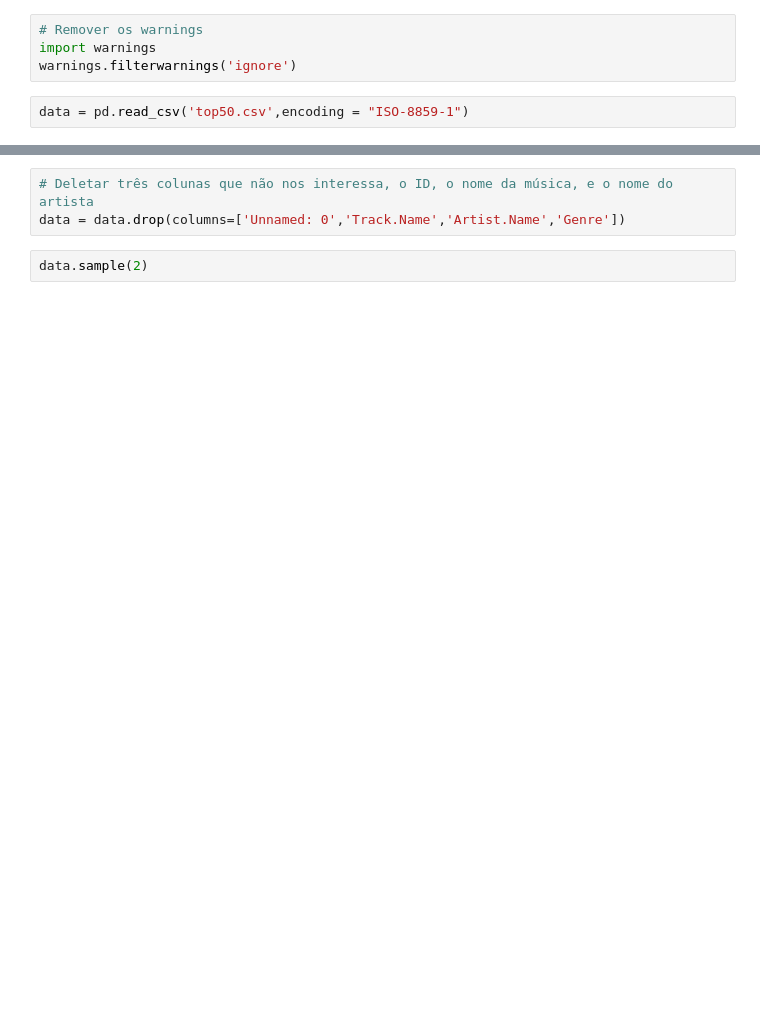
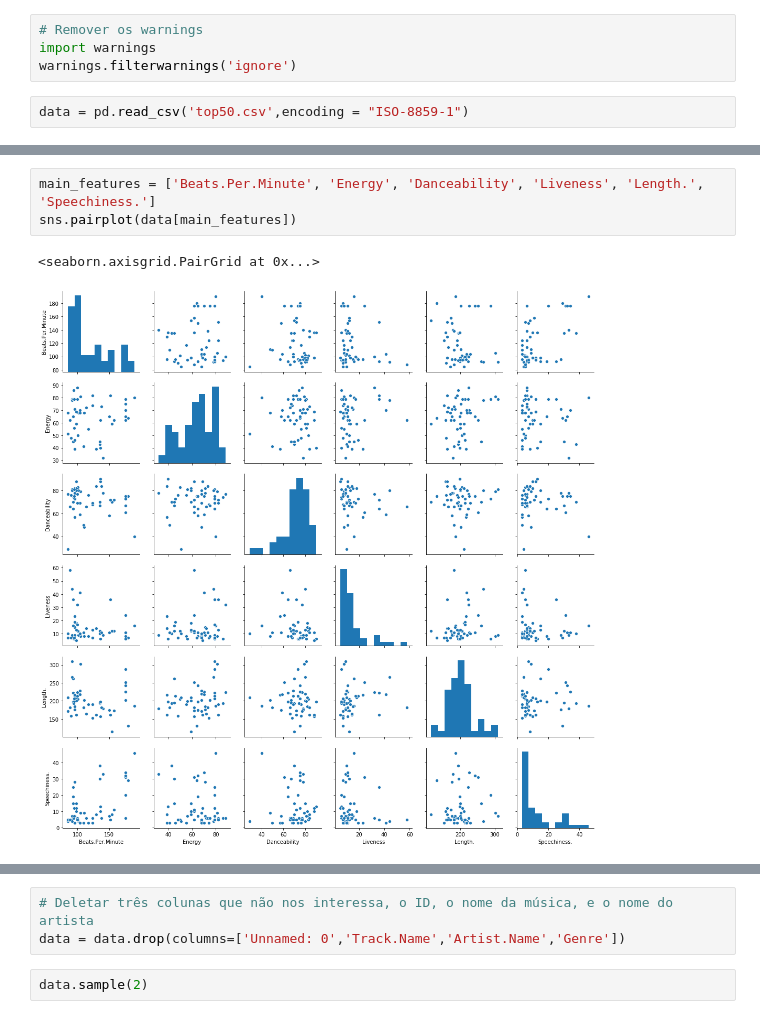
Before and after one commit to luanoliveira1992/estimating-spotify-popularity, a Jupyter notebook: estimate.ipynb, the cells around one changed output, grey strips where cells are left out. Drawn from its saved outputs; the diff is of its cells as text; blank space fills up the shorter version.

```diff
--- a/estimate.ipynb
+++ b/estimate.ipynb
@@ -37,0 +50,6 @@ data.sample(2)
+# %%
+main_features = ['Beats.Per.Minute', 'Energy', 'Danceability', 'Liveness', 'Length.', 'Speechiness.']
+sns.pairplot(data[main_features])
+# %% [output]
+<seaborn.axisgrid.PairGrid at 0x...>
+[figure, added]
```
Also changed, not shown: parts of 28 cells of this notebook.
